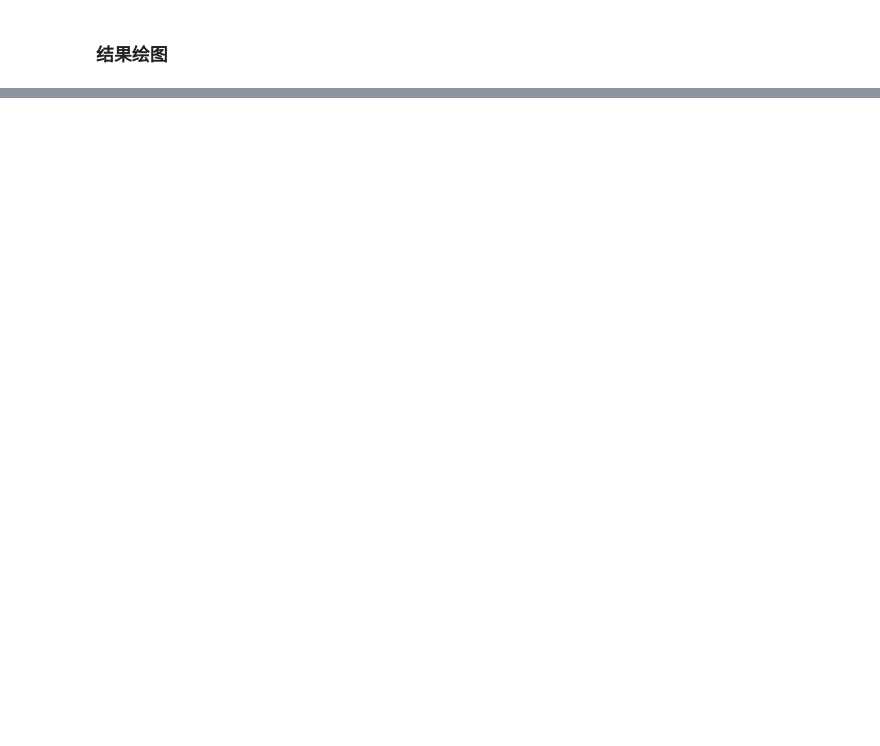
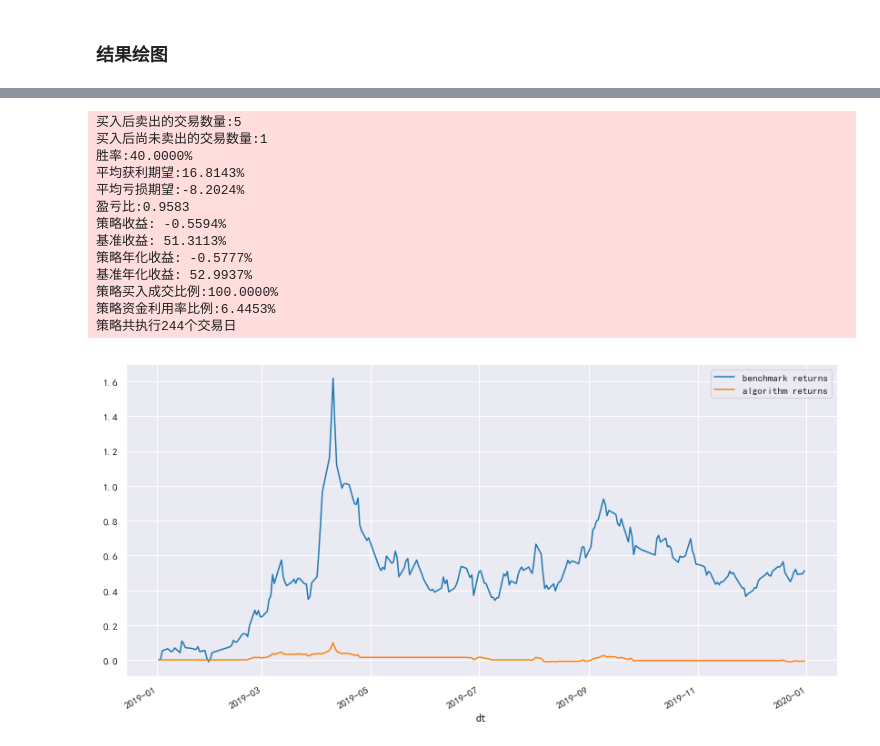
Before and after one commit to GuQiangJS/gquant-example, a Jupyter notebook: 策略测试-均线策略-短期均线穿越长期均线（双均线）.ipynb, the cells around one changed output, grey strips where cells are left out. Cells and saved outputs as stored; diff of their text form; code cells hidden in the pictures; blank space fills up the shorter version.

```diff
--- a/策略测试-均线策略-短期均线穿越长期均线（双均线）.ipynb
+++ b/策略测试-均线策略-短期均线穿越长期均线（双均线）.ipynb
@@ -378,0 +432,20 @@ kurtosis:1.143740902916364
+# %%
+class SellStrategy2(abupy.AbuFactorSellBase):
+    """n日卖出策略。当N日后股价小于等于买入价时卖出。"""
+
+    def _init_self(self, **kwargs):
+        """kwargs中可以包含: 参数sell_n：代表买入后持有的天数，默认15天"""
+        self.sell_n = kwargs.pop('sell_n', 15)
+        self.sell_type_extra = '{}:sell_n={}'.format(self.__class__.__name__, self.sell_n)
+
+    def support_direction(self):
+        """因子支持两个方向"""
+        return [abupy.ESupportDirection.DIRECTION_CAll.value]
+
+
+    def fit_day(self, today, orders):
+        for order in orders:
+            # 将单子的持有天数进行增加
+            order.keep_days += 1
+            if order.keep_days >= self.sell_n and order.buy_price>=today.close:
+                self.sell_tomorrow(order)
@@ -378,0 +601,19 @@ kurtosis:1.143740902916364
+# %%
+buy_factors = [
+    {
+        'class': BuyStrategy1,
+        # 仓位管理
+        'position': {
+            'class': Position1
+        }
+    }
+]
+
+# 卖出因子
+sell_factors = [{
+    'class': SellStrategy1,
+},
+    {
+    'class': SellStrategy2,
+}]
+bt_2019 = backtest(buy_factors, sell_factors,start='2019-01-01',end='2019-12-31')
@@ -378,0 +697,17 @@ kurtosis:1.143740902916364
+# %%
+bt_2019.plot_returns_cmp(only_show_returns=True)
+# %% [output]
+买入后卖出的交易数量:5
+买入后尚未卖出的交易数量:1
+胜率:40.0000%
+平均获利期望:16.8143%
+平均亏损期望:-8.2024%
+盈亏比:0.9583
+策略收益: -0.5594%
+基准收益: 51.3113%
+策略年化收益: -0.5777%
+基准年化收益: 52.9937%
+策略买入成交比例:100.0000%
+策略资金利用率比例:6.4453%
+策略共执行244个交易日
+[figure, added]
```
Also changed, not shown: parts of 36 cells of this notebook.
